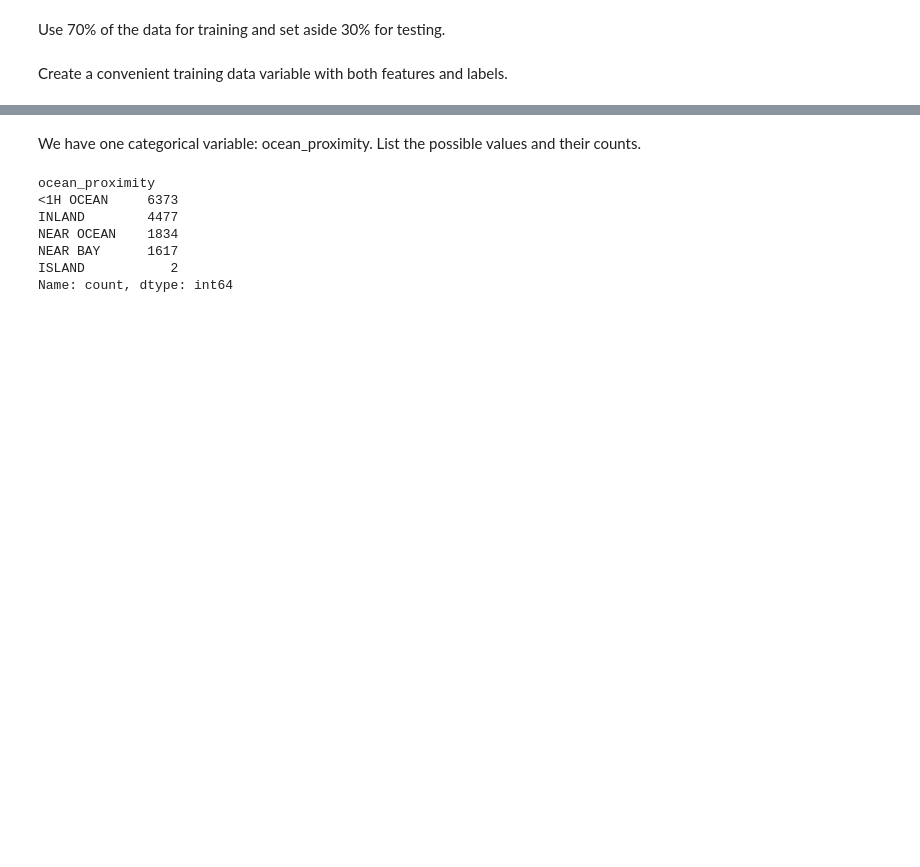
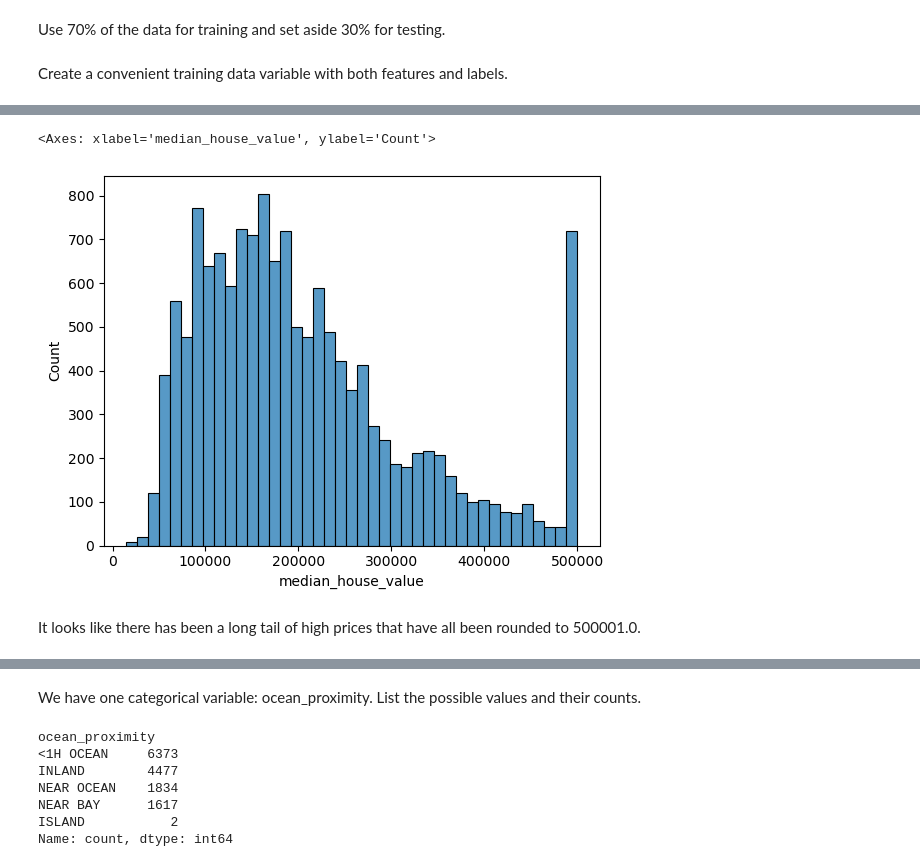
Before and after one commit to JohnMcKechnieGC/ensemble-methods, a Jupyter notebook: housing_prices.ipynb, the cells around one changed output, grey strips where cells are left out. Cells and saved outputs as stored; diff of their text form; code cells hidden in the pictures; blank space fills up the shorter version.

```diff
--- a/housing_prices.ipynb
+++ b/housing_prices.ipynb
@@ -74,0 +74,8 @@ training_data.describe().T
+# %%
+sns.histplot(data=training_data,
+             x='median_house_value')
+# %% [output]
+<Axes: xlabel='median_house_value', ylabel='Count'>
+[figure, added]
+# %% [markdown]
+It looks like there has been a long tail of high prices that have all been rounded to 500001.0.
```
Also changed, not shown: parts of 22 cells of this notebook.
